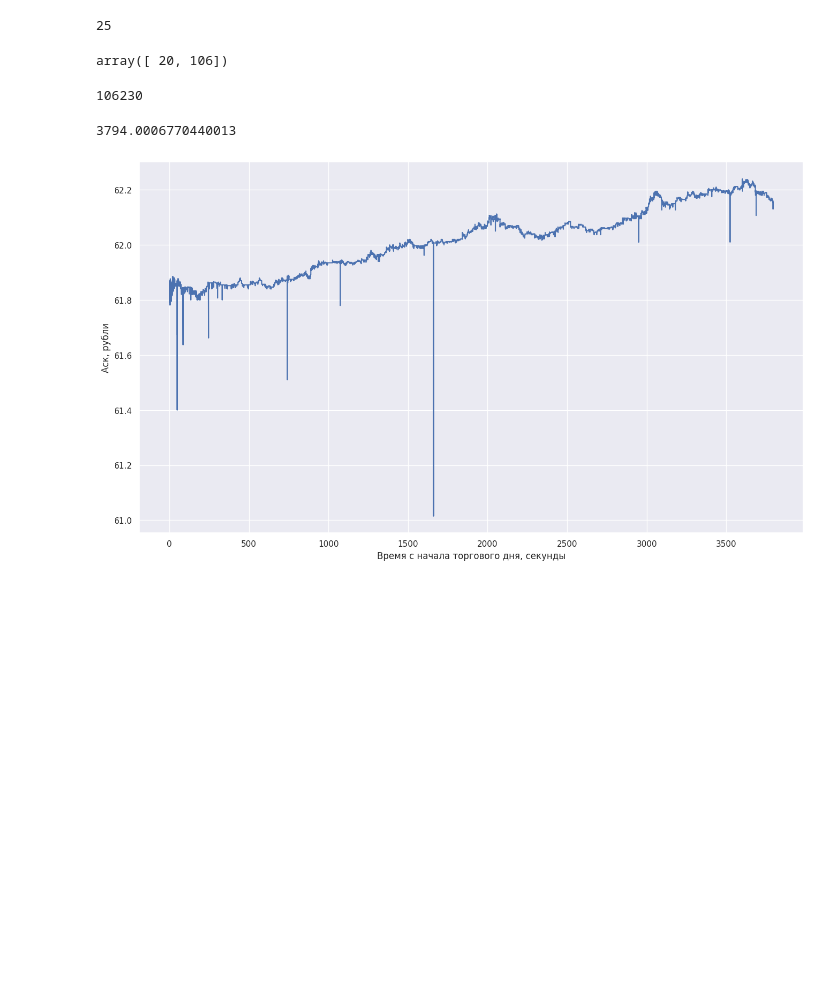
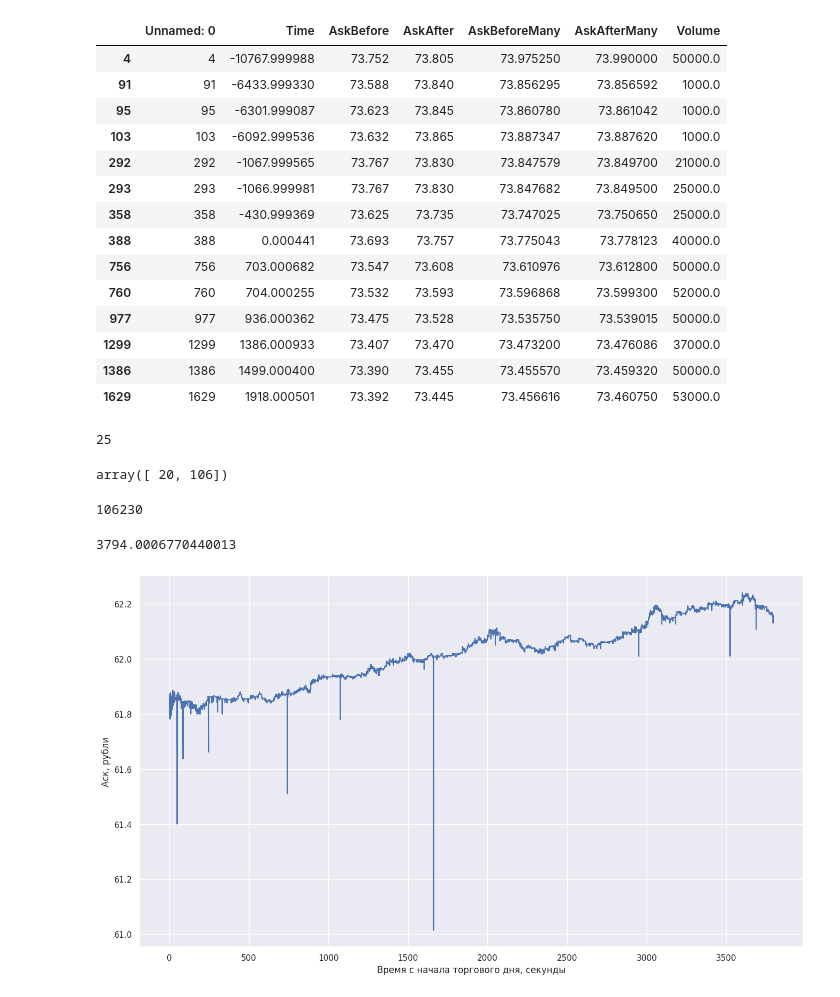
Before and after one commit to VsevolodZaostrovsky/OWModel, a Jupyter notebook: New data/coefs anal/backtest.ipynb, the cells around one changed output. Cells and saved outputs as stored; diff of their text form; code cells hidden in the pictures; blank space fills up the shorter version.

```diff
--- a/New data/coefs anal/backtest.ipynb
+++ b/New data/coefs anal/backtest.ipynb
@@ -13,5 +52,5 @@ sns.set(rc = {"figure.figsize":(16, 9)})
 # %%
-df = pd.read_csv("DataWithoutPairs_USDEUR.csv")
+df = pd.read_csv("data/CU/03.03.2021/USD000000TODWP.csv")
 
 vols = np.array(df["Volume"])
 vols.sort()
@@ -31,3 +66,21 @@ len(dfVolT30["Volume"])
+# %%
+dfAskT30[dfAskT30["AskAfter"] - dfAskT30["AskBefore"] > 0.05]
+# %% [output]
+|  | Unnamed: 0 | Time | AskBefore | AskAfter | AskBeforeMany | AskAfterMany | Volume |
+| 4 | 4 | -10767.999988 | 73.752 | 73.805 | 73.975250 | 73.990000 | 50000.0 |
+| 91 | 91 | -6433.999330 | 73.588 | 73.840 | 73.856295 | 73.856592 | 1000.0 |
+| 95 | 95 | -6301.999087 | 73.623 | 73.845 | 73.860780 | 73.861042 | 1000.0 |
+| 103 | 103 | -6092.999536 | 73.632 | 73.865 | 73.887347 | 73.887620 | 1000.0 |
+| 292 | 292 | -1067.999565 | 73.767 | 73.830 | 73.847579 | 73.849700 | 21000.0 |
+| 293 | 293 | -1066.999981 | 73.767 | 73.830 | 73.847682 | 73.849500 | 25000.0 |
+| 358 | 358 | -430.999369 | 73.625 | 73.735 | 73.747025 | 73.750650 | 25000.0 |
+| 388 | 388 | 0.000441 | 73.693 | 73.757 | 73.775043 | 73.778123 | 40000.0 |
+| 756 | 756 | 703.000682 | 73.547 | 73.608 | 73.610976 | 73.612800 | 50000.0 |
+| 760 | 760 | 704.000255 | 73.532 | 73.593 | 73.596868 | 73.599300 | 52000.0 |
+| 977 | 977 | 936.000362 | 73.475 | 73.528 | 73.535750 | 73.539015 | 50000.0 |
+| 1299 | 1299 | 1386.000933 | 73.407 | 73.470 | 73.473200 | 73.476086 | 37000.0 |
+| 1386 | 1386 | 1499.000400 | 73.390 | 73.455 | 73.455570 | 73.459320 | 50000.0 |
+| 1629 | 1629 | 1918.000501 | 73.392 | 73.445 | 73.456616 | 73.460750 | 53000.0 |
 # %%
 len(dfAskT30)
 # %% [output]
```
Also changed, not shown: parts of 5 cells of this notebook, 30 other files.
